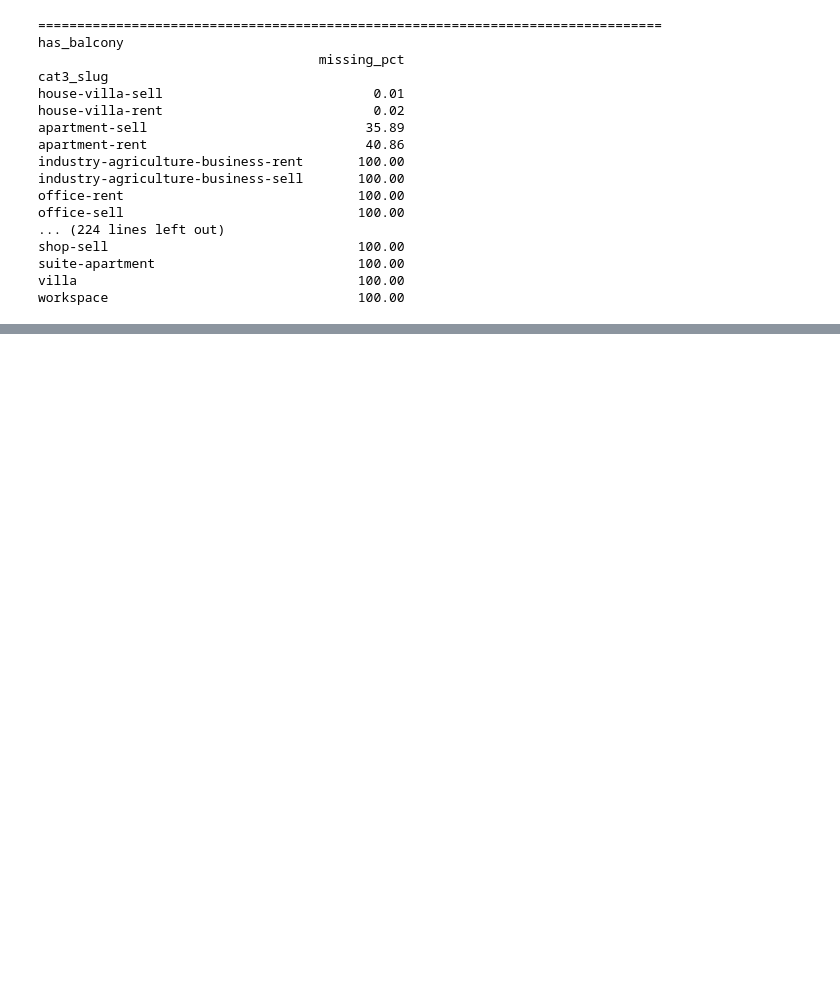
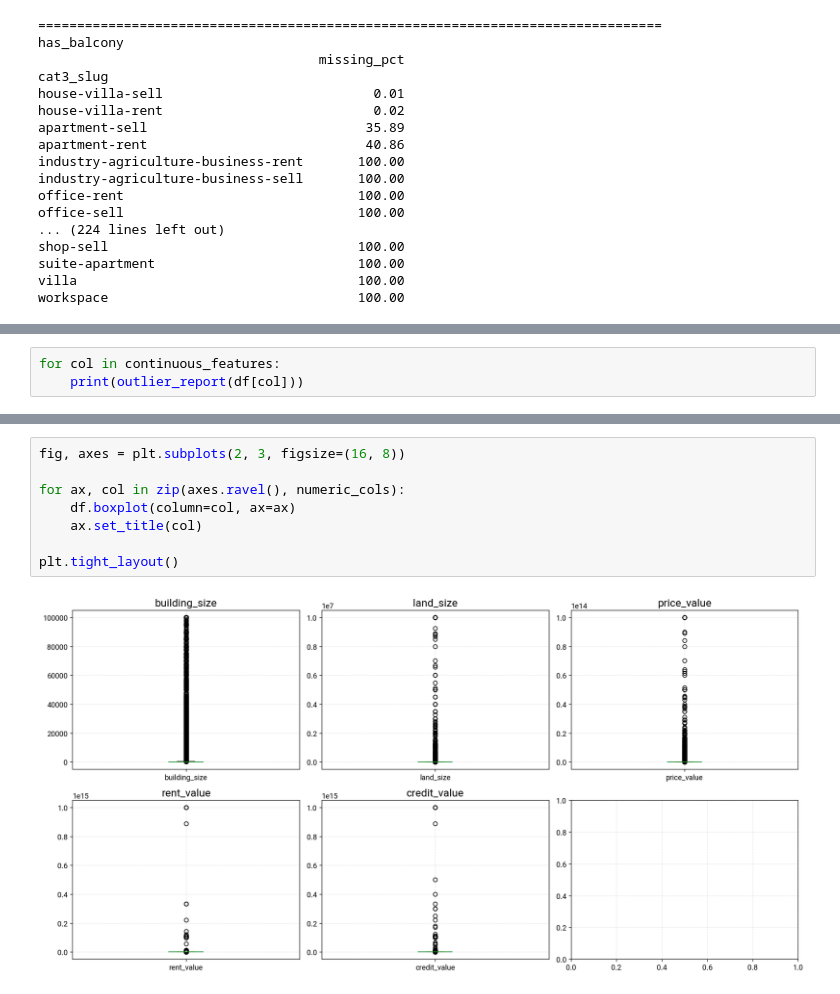
Before and after one commit to maslri/divar-real-estate-ml, a Jupyter notebook: notebooks/17-prediction-model.ipynb, the cells around one changed output, grey strips where cells are left out. Drawn from its saved outputs; the diff is of its cells as text; blank space fills up the shorter version.

```diff
--- a/notebooks/17-prediction-model.ipynb
+++ b/notebooks/17-prediction-model.ipynb
@@ -661,0 +683,3 @@ workspace                                100.00
+# %%
+for col in continuous_features:
+    print(outlier_report(df[col]))
@@ -661,0 +865,10 @@ workspace                                100.00
+# %%
+fig, axes = plt.subplots(2, 3, figsize=(16, 8))
+
+for ax, col in zip(axes.ravel(), numeric_cols):
+    df.boxplot(column=col, ax=ax)
+    ax.set_title(col)
+
+plt.tight_layout()
+# %% [output]
+[figure, added]
```
Also changed, not shown: parts of 26 cells of this notebook, 3 other files.
